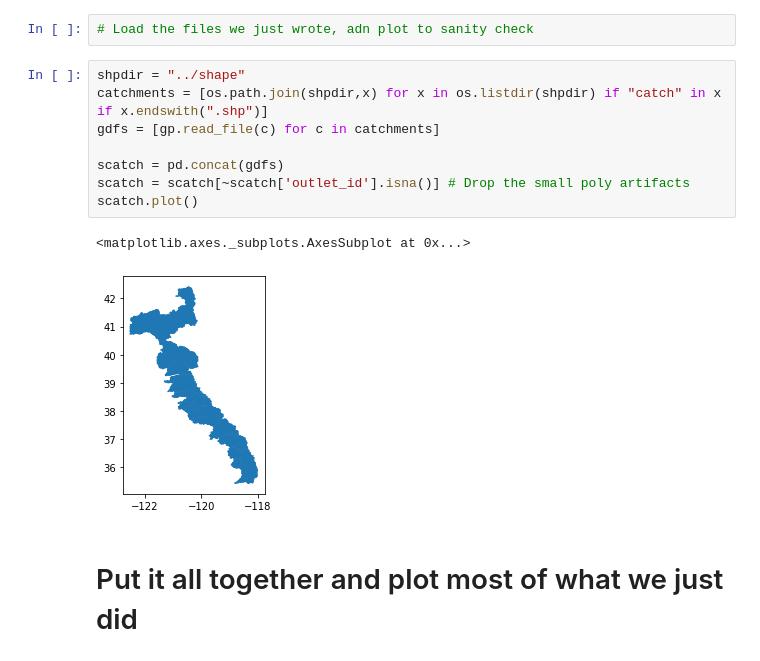
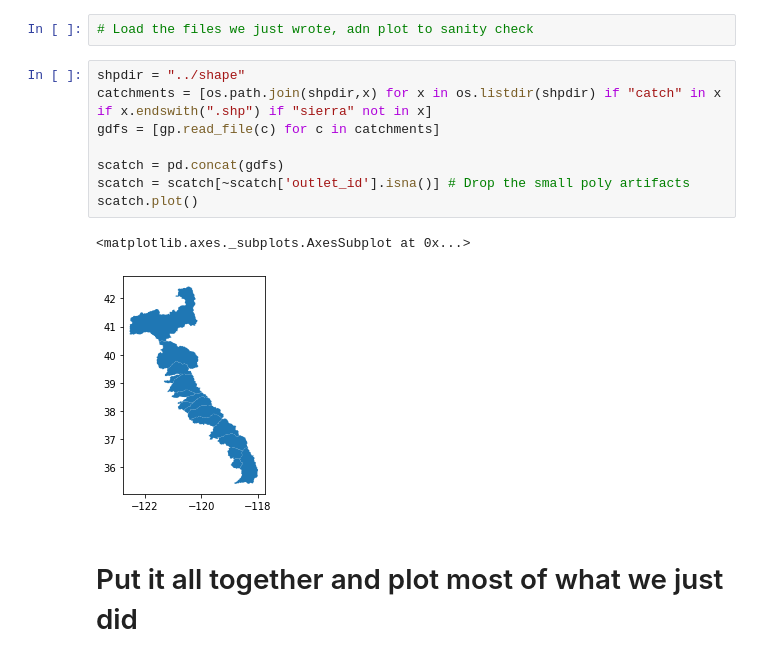
Before and after one commit to kashingtonDC/SierraSheds, a Jupyter notebook: code/sierra_wshed_delineation.ipynb, the cells around one changed output. Cells and saved outputs as stored; diff of their text form.

```diff
--- a/code/sierra_wshed_delineation.ipynb
+++ b/code/sierra_wshed_delineation.ipynb
@@ -294,15 +294,15 @@ Processing NEW HOGAN LAKE
 # Load the files we just wrote, adn plot to sanity check
 # %%
 shpdir = "../shape"
-catchments = [os.path.join(shpdir,x) for x in os.listdir(shpdir) if "catch" in x if x.endswith(".shp")]
+catchments = [os.path.join(shpdir,x) for x in os.listdir(shpdir) if "catch" in x if x.endswith(".shp") if "sierra" not in x]
 gdfs = [gp.read_file(c) for c in catchments]
 
 scatch = pd.concat(gdfs)
 scatch = scatch[~scatch['outlet_id'].isna()] # Drop the small poly artifacts
 scatch.plot()
 # %% [output]
 <matplotlib.axes._subplots.AxesSubplot at 0x...>
-[figure, old version]
+[figure, new version]
 # %% [markdown]
 # Put it all together and plot most of what we just did
 # %%
```
Also changed, not shown: 3 other files.
